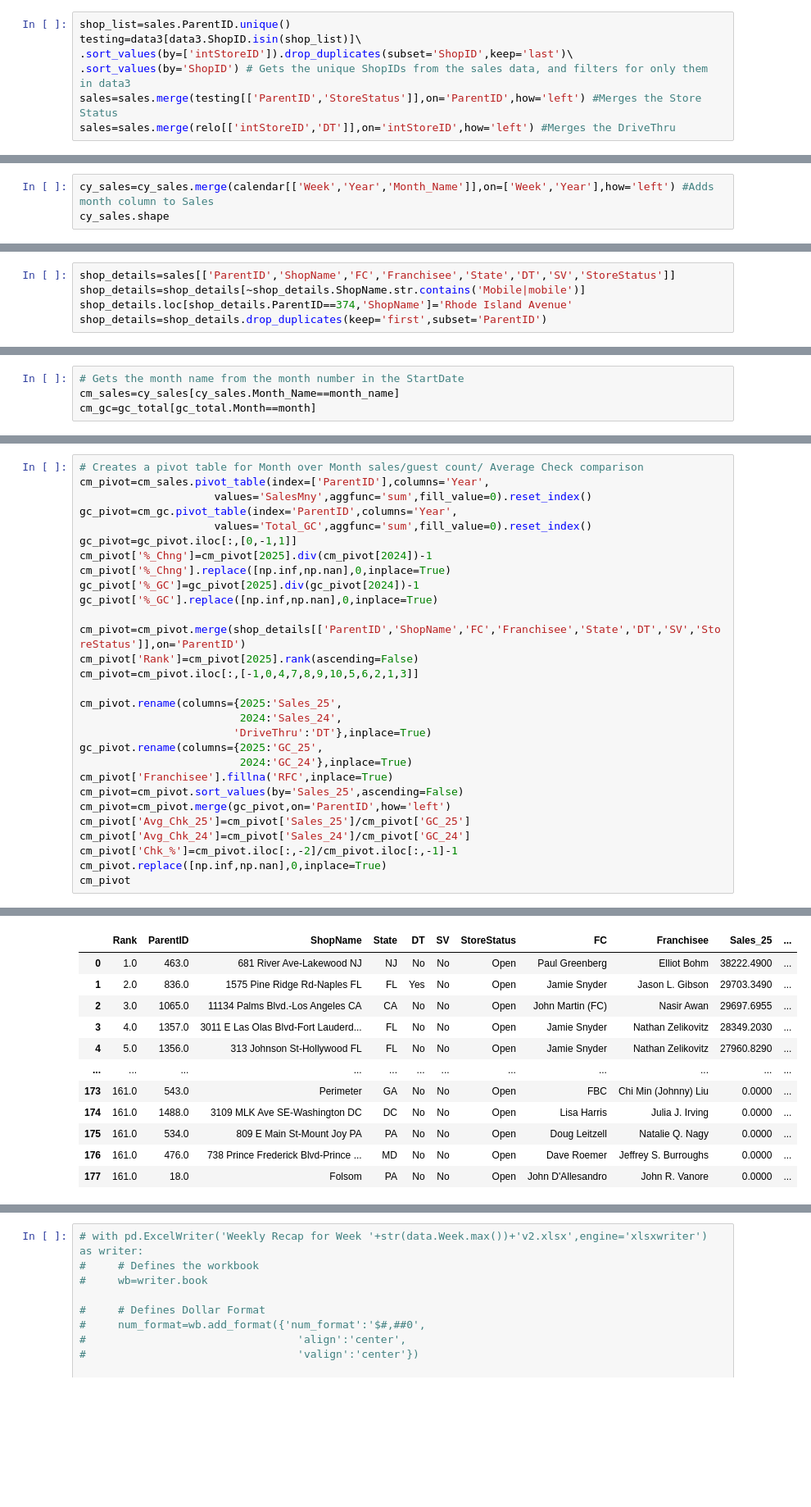
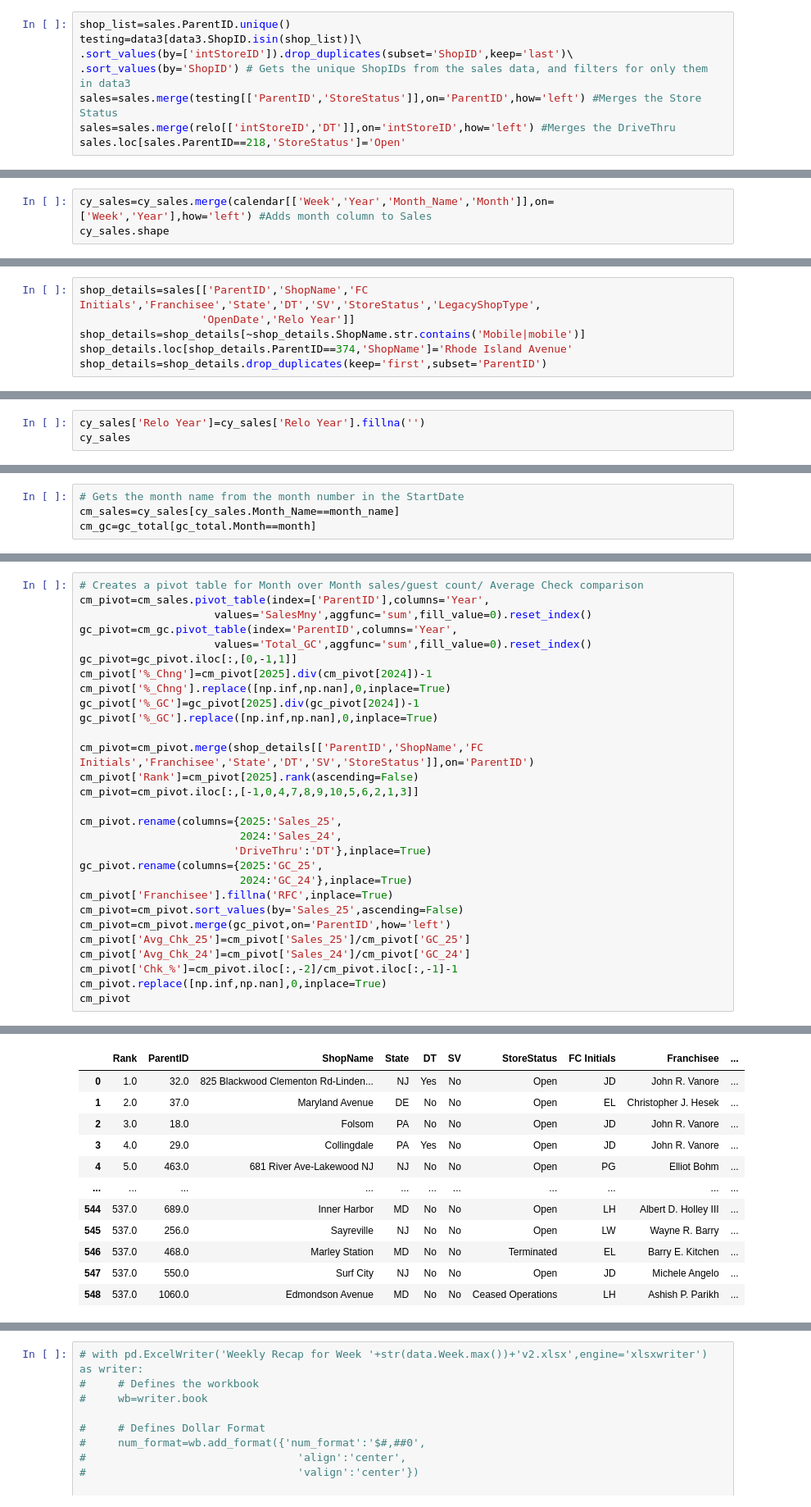
Before and after one commit to jh729670/Work, a Jupyter notebook: 2025 Sales Rank (the Real One)-checkpoint.ipynb, the cells around one changed output, grey strips where cells are left out. Shown at 82% size. Saved outputs shown, nothing was run; the diff lists cells and outputs as text; blank space fills up the shorter version.

```diff
--- a/2025 Sales Rank (the Real One)-checkpoint.ipynb
+++ b/2025 Sales Rank (the Real One)-checkpoint.ipynb
@@ -183,6 +320,7 @@ testing=data3[data3.ShopID.isin(shop_list)]\
 .sort_values(by='ShopID') # Gets the unique ShopIDs from the sales data, and filters for only them in data3
 sales=sales.merge(testing[['ParentID','StoreStatus']],on='ParentID',how='left') #Merges the Store Status
 sales=sales.merge(relo[['intStoreID','DT']],on='intStoreID',how='left') #Merges the DriveThru
+sales.loc[sales.ParentID==218,'StoreStatus']='Open'
 # %%
 
 cy_sales=sales[(sales.Year==sales.Year.max())|(sales.Year==sales.Year.max()-1)]# Graps only the most recent year and the previous year
@@ -193,6 +331,6 @@ cy_sales.loc[cy_sales.StartDate=='2023-03-20','Week']=12
 cy_sales.loc[cy_sales.StartDate=='2023-03-27','Week']=13
 cy_sales.loc[cy_sales.StartDate=='2023-10-29','StartDate']='2023-10-30'
 # %%
-cy_sales=cy_sales.merge(calendar[['Week','Year','Month_Name']],on=['Week','Year'],how='left') #Adds month column to Sales
+cy_sales=cy_sales.merge(calendar[['Week','Year','Month_Name','Month']],on=['Week','Year'],how='left') #Adds month column to Sales
 cy_sales.shape
 # %% [output]
@@ -208,9 +362,13 @@ total_gc['ParentID']=total_gc.ParentID.str[-4:]
 total_gc['ParentID']=total_gc.ParentID.astype('int')
 gc_total=total_gc
 # %%
-shop_details=sales[['ParentID','ShopName','FC','Franchisee','State','DT','SV','StoreStatus']]
+shop_details=sales[['ParentID','ShopName','FC Initials','Franchisee','State','DT','SV','StoreStatus','LegacyShopType',
+                   'OpenDate','Relo Year']]
 shop_details=shop_details[~shop_details.ShopName.str.contains('Mobile|mobile')]
 shop_details.loc[shop_details.ParentID==374,'ShopName']='Rhode Island Avenue'
 shop_details=shop_details.drop_duplicates(keep='first',subset='ParentID')
 # %%
 shop_details.loc[shop_details.ParentID==1502,'StoreStatus']='Open'
+# %%
+cy_sales['Relo Year']=cy_sales['Relo Year'].fillna('')
+cy_sales
@@ -296,7 +501,7 @@ cm_pivot['%_Chng'].replace([np.inf,np.nan],0,inplace=True)
 gc_pivot['%_GC']=gc_pivot[2025].div(gc_pivot[2024])-1
 gc_pivot['%_GC'].replace([np.inf,np.nan],0,inplace=True)
 
-cm_pivot=cm_pivot.merge(shop_details[['ParentID','ShopName','FC','Franchisee','State','DT','SV','StoreStatus']],on='ParentID')
+cm_pivot=cm_pivot.merge(shop_details[['ParentID','ShopName','FC Initials','Franchisee','State','DT','SV','StoreStatus']],on='ParentID')
 cm_pivot['Rank']=cm_pivot[2025].rank(ascending=False)
 cm_pivot=cm_pivot.iloc[:,[-1,0,4,7,8,9,10,5,6,2,1,3]]
 
@@ -317,12 +540,12 @@ cm_pivot
-|  | Rank | ParentID | ShopName | State | DT | SV | StoreStatus | FC | Franchisee | Sales_25 | ... |
-| 0 | 1.0 | 463.0 | 681 River Ave-Lakewood NJ | NJ | No | No | Open | Paul Greenberg | Elliot Bohm | 38222.4900 | ... |
-| 1 | 2.0 | 836.0 | 1575 Pine Ridge Rd-Naples FL | FL | Yes | No | Open | Jamie Snyder | Jason L. Gibson | 29703.3490 | ... |
-| 2 | 3.0 | 1065.0 | 11134 Palms Blvd.-Los Angeles CA | CA | No | No | Open | John Martin (FC) | Nasir Awan | 29697.6955 | ... |
-| 3 | 4.0 | 1357.0 | 3011 E Las Olas Blvd-Fort Lauderd... | FL | No | No | Open | Jamie Snyder | Nathan Zelikovitz | 28349.2030 | ... |
-| 4 | 5.0 | 1356.0 | 313 Johnson St-Hollywood FL | FL | No | No | Open | Jamie Snyder | Nathan Zelikovitz | 27960.8290 | ... |
-| ... | ... | ... | ... | ... | ... | ... | ... | ... | ... | ... | ... |
-| 173 | 161.0 | 543.0 | Perimeter | GA | No | No | Open | FBC | Chi Min (Johnny) Liu | 0.0000 | ... |
-| 174 | 161.0 | 1488.0 | 3109 MLK Ave SE-Washington DC | DC | No | No | Open | Lisa Harris | Julia J. Irving | 0.0000 | ... |
-| 175 | 161.0 | 534.0 | 809 E Main St-Mount Joy PA | PA | No | No | Open | Doug Leitzell | Natalie Q. Nagy | 0.0000 | ... |
-| 176 | 161.0 | 476.0 | 738 Prince Frederick Blvd-Prince ... | MD | No | No | Open | Dave Roemer | Jeffrey S. Burroughs | 0.0000 | ... |
-| 177 | 161.0 | 18.0 | Folsom | PA | No | No | Open | John D'Allesandro | John R. Vanore | 0.0000 | ... |
+|  | Rank | ParentID | ShopName | State | DT | SV | StoreStatus | FC Initials | Franchisee | ... |
+| 0 | 1.0 | 32.0 | 825 Blackwood Clementon Rd-Linden... | NJ | Yes | No | Open | JD | John R. Vanore | ... |
+| 1 | 2.0 | 37.0 | Maryland Avenue | DE | No | No | Open | EL | Christopher J. Hesek | ... |
+| 2 | 3.0 | 18.0 | Folsom | PA | No | No | Open | JD | John R. Vanore | ... |
+| 3 | 4.0 | 29.0 | Collingdale | PA | Yes | No | Open | JD | John R. Vanore | ... |
+| 4 | 5.0 | 463.0 | 681 River Ave-Lakewood NJ | NJ | No | No | Open | PG | Elliot Bohm | ... |
+| ... | ... | ... | ... | ... | ... | ... | ... | ... | ... | ... |
+| 544 | 537.0 | 689.0 | Inner Harbor | MD | No | No | Open | LH | Albert D. Holley III | ... |
+| 545 | 537.0 | 256.0 | Sayreville | NJ | No | No | Open | LW | Wayne R. Barry | ... |
+| 546 | 537.0 | 468.0 | Marley Station | MD | No | No | Terminated | EL | Barry E. Kitchen | ... |
+| 547 | 537.0 | 550.0 | Surf City | NJ | No | No | Open | JD | Michele Angelo | ... |
+| 548 | 537.0 | 1060.0 | Edmondson Avenue | MD | No | No | Ceased Operations | LH | Ashish P. Parikh | ... |
```
Also changed, not shown: parts of 108 cells of this notebook.
